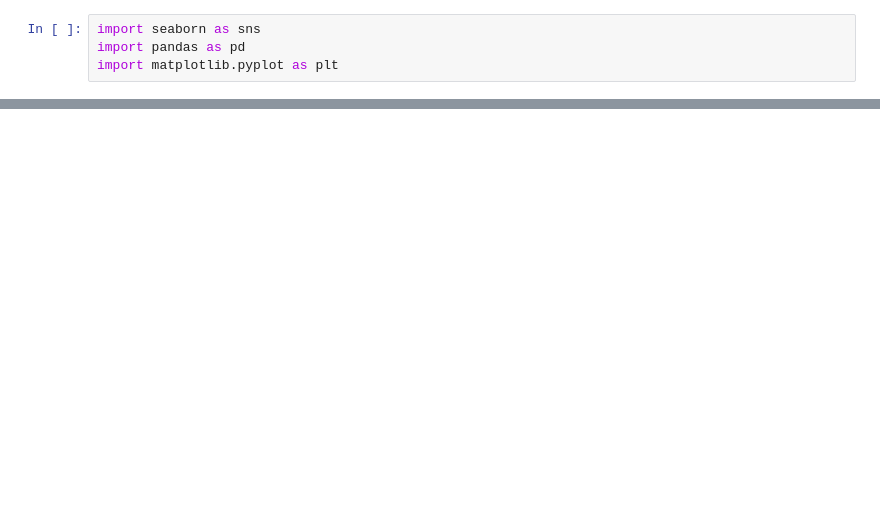
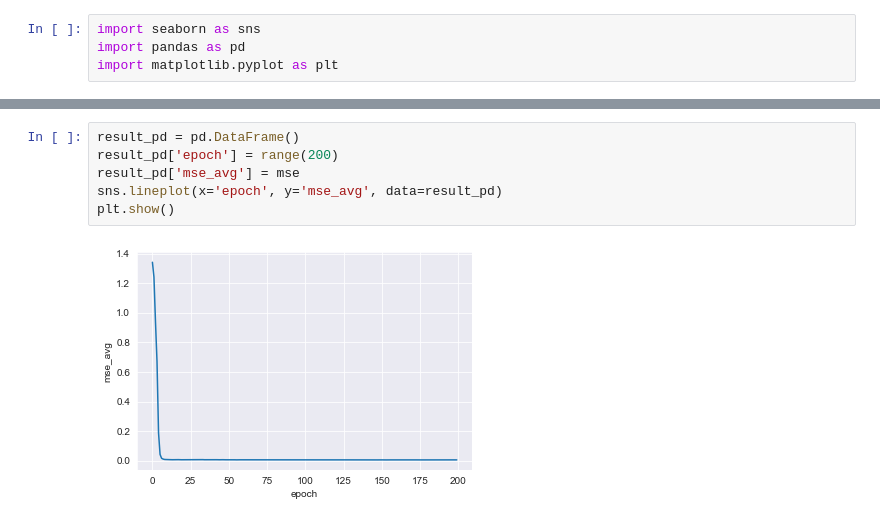
Before and after one commit to ArdenteX/Rockey_Reconstruction, a Jupyter notebook: Rock/training.ipynb, the cells around one changed output, grey strips where cells are left out. Cells and saved outputs as stored; diff of their text form; blank space fills up the shorter version.

```diff
--- a/Rock/training.ipynb
+++ b/Rock/training.ipynb
@@ -53,0 +51,8 @@ plt.show()
+# %%
+result_pd = pd.DataFrame()
+result_pd['epoch'] = range(200)
+result_pd['mse_avg'] = mse
+sns.lineplot(x='epoch', y='mse_avg', data=result_pd)
+plt.show()
+# %% [output]
+[figure, added]
```
Also changed, not shown: parts of 5 cells of this notebook, 3 other files.
